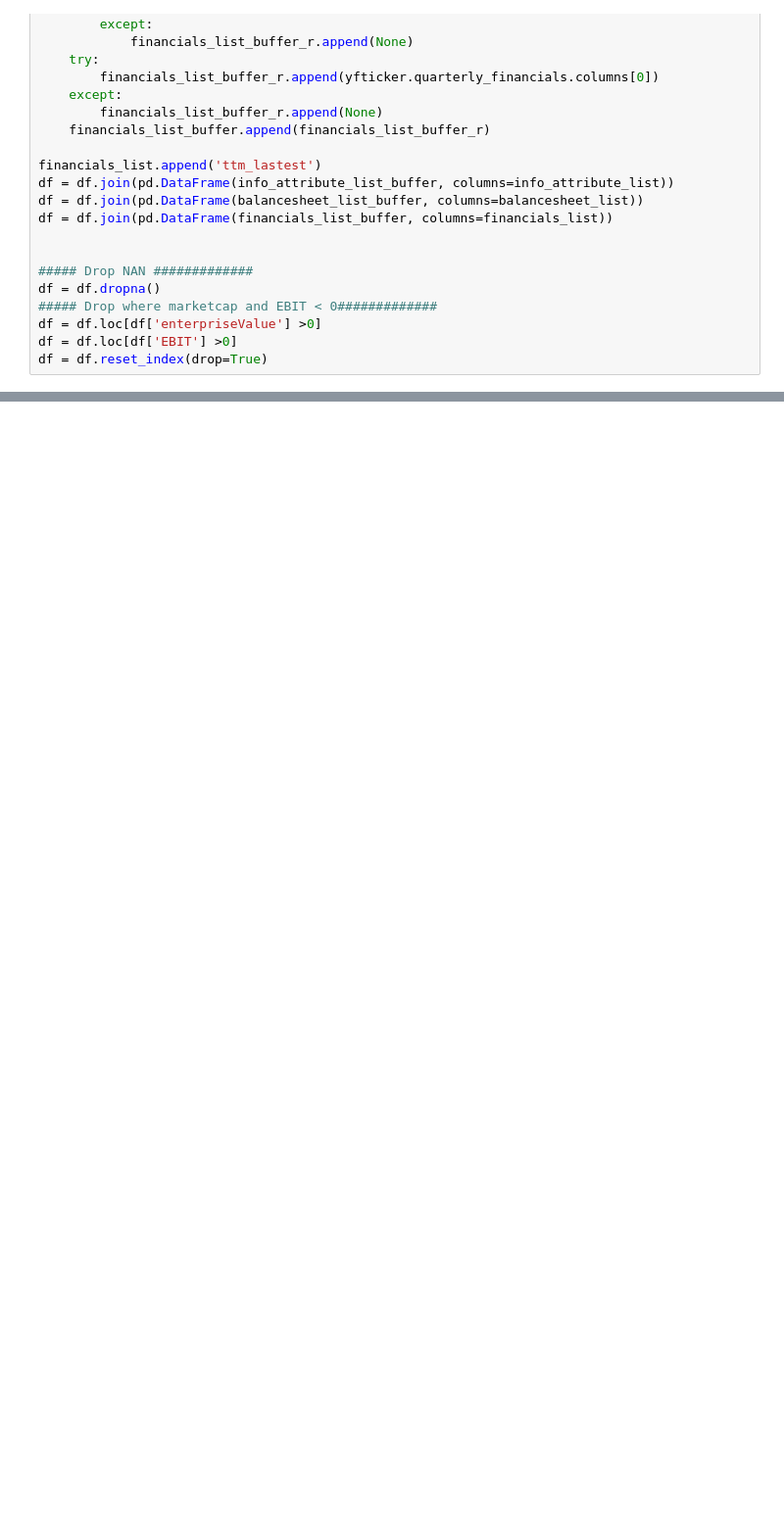
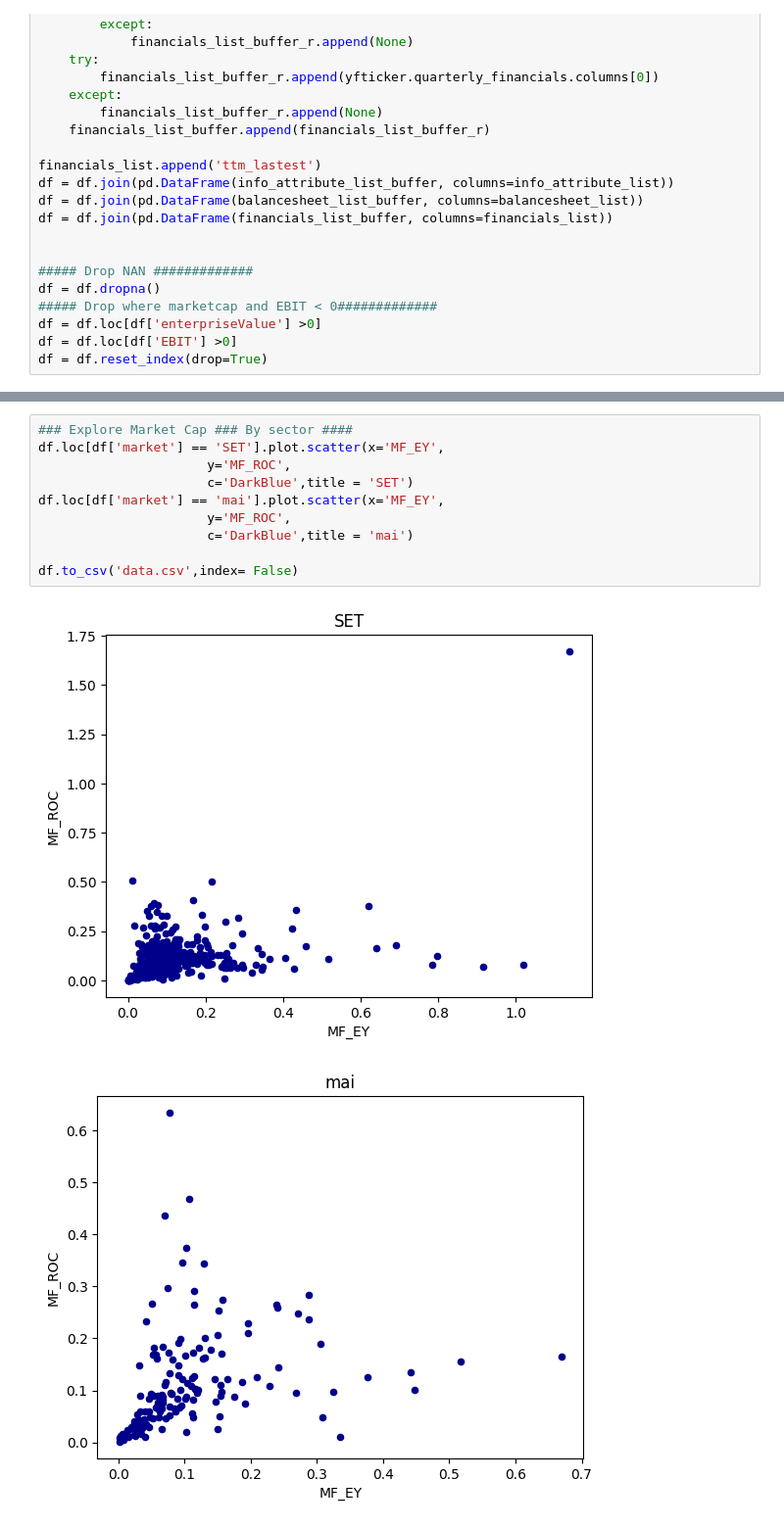
Before and after one commit to NarasetS/StockTH_MagicFormula, a Jupyter notebook: magicformulaonthstock.ipynb, the cells around one changed output, grey strips where cells are left out. Shown at 98% size. Drawn from its saved outputs; the diff is of its cells as text; blank space fills up the shorter version.

```diff
--- a/magicformulaonthstock.ipynb
+++ b/magicformulaonthstock.ipynb
@@ -91,3 +112,16 @@ df = df.reset_index(drop=True)
+# %%
+### Explore Market Cap ### By sector ####
+df.loc[df['market'] == 'SET'].plot.scatter(x='MF_EY',
+                      y='MF_ROC',
+                      c='DarkBlue',title = 'SET')
+df.loc[df['market'] == 'mai'].plot.scatter(x='MF_EY',
+                      y='MF_ROC',
+                      c='DarkBlue',title = 'mai')
+
+df.to_csv('data.csv',index= False)
+# %% [output]
+[figure, added]
+[figure, added]
 # %%
 df['sector'].unique()
 # %% [output]
```
Also changed, not shown: parts of 8 cells of this notebook, 1 other file.
